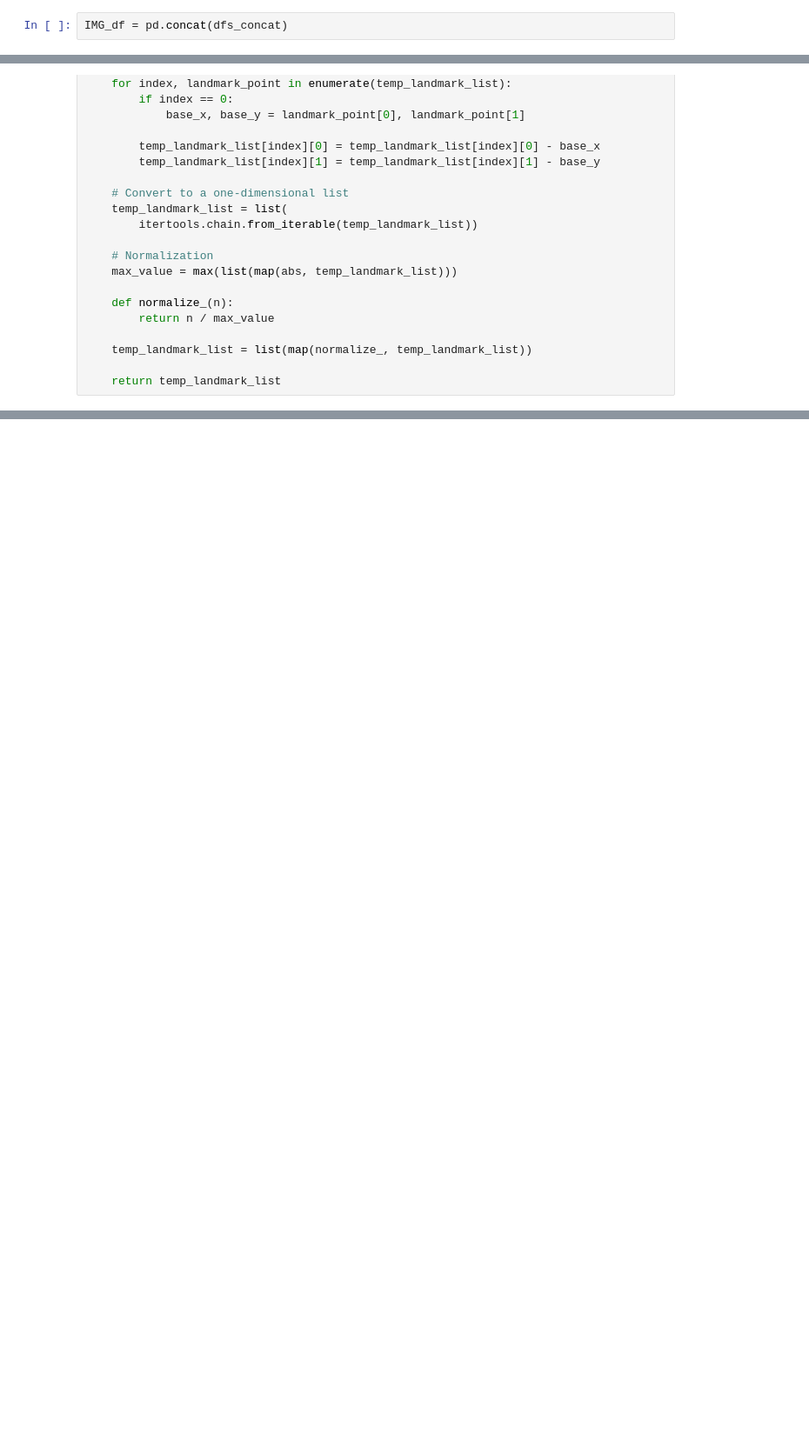
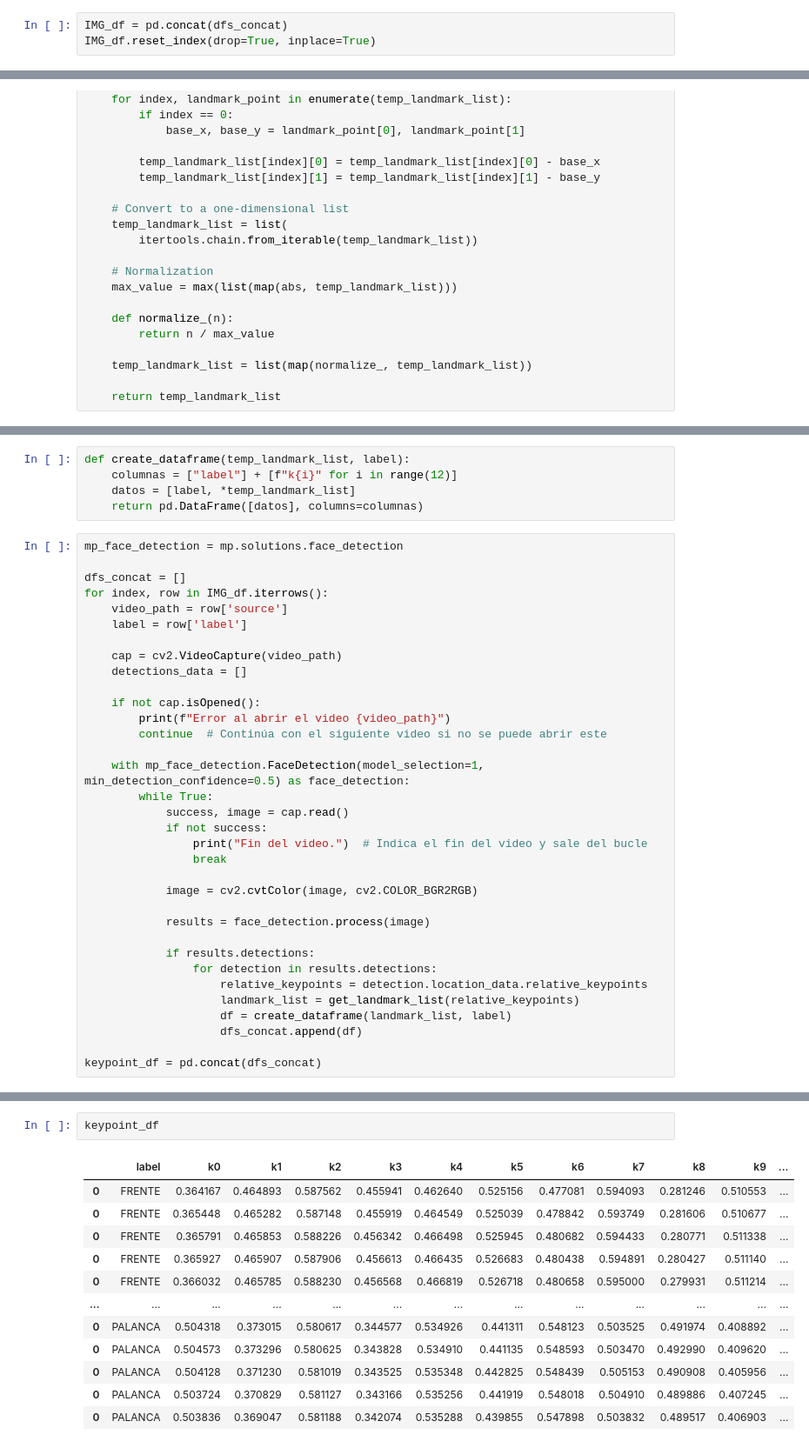
Before and after one commit to Ariana1998/Practica2_CDSI_ArianaEspinoza, a Jupyter notebook: Notebook.ipynb, the cells around one changed output, grey strips where cells are left out. Shown at 87% size. Cells and saved outputs as stored; diff of their text form; blank space fills up the shorter version.

```diff
--- a/Notebook.ipynb
+++ b/Notebook.ipynb
@@ -76,3 +91,4 @@ for df in dfsCsv:
     dfs_concat.append(df)
 # %%
 IMG_df = pd.concat(dfs_concat)
+IMG_df.reset_index(drop=True, inplace=True)
@@ -174,0 +220,39 @@ def pre_process_landmark(landmark_list):
+# %%
+def create_dataframe(temp_landmark_list, label):
+    columnas = ["label"] + [f"k{i}" for i in range(12)]
+    datos = [label, *temp_landmark_list]
+    return pd.DataFrame([datos], columns=columnas)
+# %%
+mp_face_detection = mp.solutions.face_detection
+
+dfs_concat = []
+for index, row in IMG_df.iterrows():
+    video_path = row['source']
+    label = row['label']
+
+    cap = cv2.VideoCapture(video_path)
+    detections_data = []
+
+    if not cap.isOpened():
+        print(f"Error al abrir el video {video_path}")
+        continue  # Continúa con el siguiente video si no se puede abrir este
+
+    with mp_face_detection.FaceDetection(model_selection=1, min_detection_confidence=0.5) as face_detection:
+        while True:
+            success, image = cap.read()
+            if not success:
+                print("Fin del video.")  # Indica el fin del video y sale del bucle
+                break
+
+            image = cv2.cvtColor(image, cv2.COLOR_BGR2RGB)
+
+            results = face_detection.process(image)
+
+            if results.detections:
+                for detection in results.detections:
+                    relative_keypoints = detection.location_data.relative_keypoints
+                    landmark_list = get_landmark_list(relative_keypoints)
+                    df = create_dataframe(landmark_list, label)
+                    dfs_concat.append(df)
+
+keypoint_df = pd.concat(dfs_concat)
@@ -174,0 +277,15 @@ def pre_process_landmark(landmark_list):
+# %%
+keypoint_df
+# %% [output]
+|  | label | k0 | k1 | k2 | k3 | k4 | k5 | k6 | k7 | k8 | k9 | ... |
+| 0 | FRENTE | 0.364167 | 0.464893 | 0.587562 | 0.455941 | 0.462640 | 0.525156 | 0.477081 | 0.594093 | 0.281246 | 0.510553 | ... |
+| 0 | FRENTE | 0.365448 | 0.465282 | 0.587148 | 0.455919 | 0.464549 | 0.525039 | 0.478842 | 0.593749 | 0.281606 | 0.510677 | ... |
+| 0 | FRENTE | 0.365791 | 0.465853 | 0.588226 | 0.456342 | 0.466498 | 0.525945 | 0.480682 | 0.594433 | 0.280771 | 0.511338 | ... |
+| 0 | FRENTE | 0.365927 | 0.465907 | 0.587906 | 0.456613 | 0.466435 | 0.526683 | 0.480438 | 0.594891 | 0.280427 | 0.511140 | ... |
+| 0 | FRENTE | 0.366032 | 0.465785 | 0.588230 | 0.456568 | 0.466819 | 0.526718 | 0.480658 | 0.595000 | 0.279931 | 0.511214 | ... |
+| ... | ... | ... | ... | ... | ... | ... | ... | ... | ... | ... | ... | ... |
+| 0 | PALANCA | 0.504318 | 0.373015 | 0.580617 | 0.344577 | 0.534926 | 0.441311 | 0.548123 | 0.503525 | 0.491974 | 0.408892 | ... |
+| 0 | PALANCA | 0.504573 | 0.373296 | 0.580625 | 0.343828 | 0.534910 | 0.441135 | 0.548593 | 0.503470 | 0.492990 | 0.409620 | ... |
+| 0 | PALANCA | 0.504128 | 0.371230 | 0.581019 | 0.343525 | 0.535348 | 0.442825 | 0.548439 | 0.505153 | 0.490908 | 0.405956 | ... |
+| 0 | PALANCA | 0.503724 | 0.370829 | 0.581127 | 0.343166 | 0.535256 | 0.441919 | 0.548018 | 0.504910 | 0.489886 | 0.407245 | ... |
+| 0 | PALANCA | 0.503836 | 0.369047 | 0.581188 | 0.342074 | 0.535288 | 0.439855 | 0.547898 | 0.503832 | 0.489517 | 0.406903 | ... |
```
Also changed, not shown: parts of 19 cells of this notebook.
